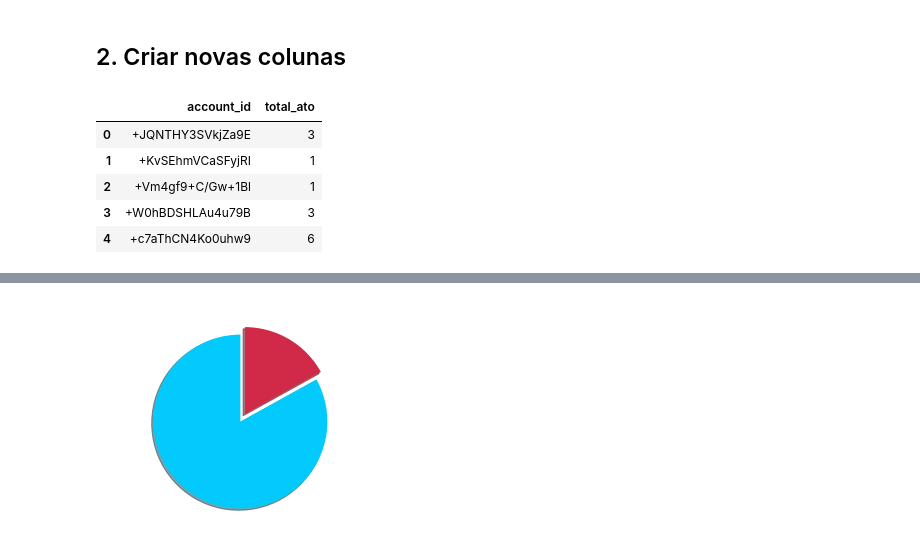
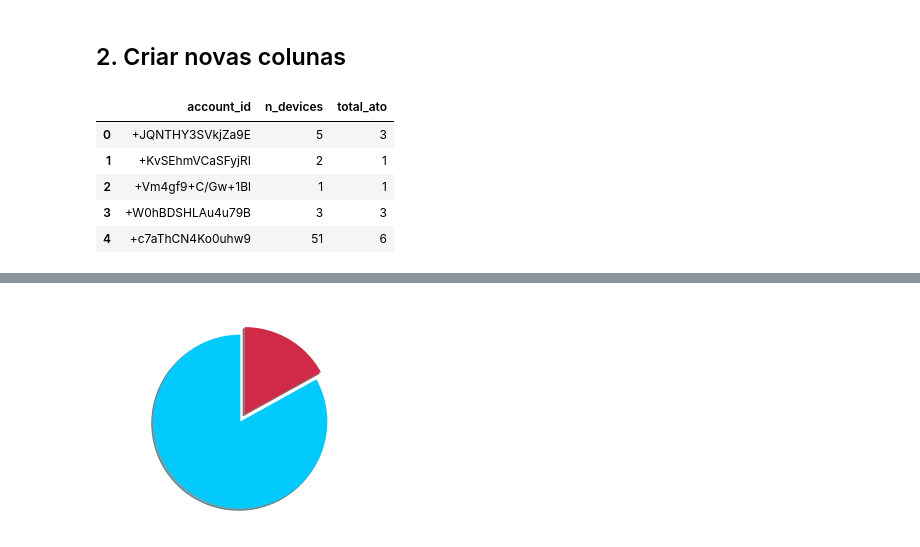
Before and after one commit to pedrosena138/projeto-if997, a Jupyter notebook: Projeto.ipynb, the cells around one changed output, grey strips where cells are left out. Cells and saved outputs as stored; diff of their text form; code cells hidden in the pictures.

```diff
--- a/Projeto.ipynb
+++ b/Projeto.ipynb
@@ -202,15 +202,18 @@ def adicionaColunaLojaAto(linha):
 # def colunatotalAto(linha):
 #   pass
 # %%
-contas_df = logins_df[['account_id', 'ato']][logins_df['ato'] == 1].groupby('account_id').size().reset_index(name='total_ato')
+dispositivos = logins_df[['account_id', 'device_id']].groupby('account_id').size().reset_index(name='n_devices')
+ato = logins_df[['account_id', 'ato']][logins_df['ato'] == 1].groupby('account_id').size().reset_index(name='total_ato')
+contas_df = pd.merge(dispositivos, ato, on='account_id', how='inner')
+
 contas_df.head()
 # %% [output]
-|  | account_id | total_ato |
-| 0 | +JQNTHY3SVkjZa9E | 3 |
-| 1 | +KvSEhmVCaSFyjRI | 1 |
-| 2 | +Vm4gf9+C/Gw+1Bl | 1 |
-| 3 | +W0hBDSHLAu4u79B | 3 |
-| 4 | +c7aThCN4Ko0uhw9 | 6 |
+|  | account_id | n_devices | total_ato |
+| 0 | +JQNTHY3SVkjZa9E | 5 | 3 |
+| 1 | +KvSEhmVCaSFyjRI | 2 | 1 |
+| 2 | +Vm4gf9+C/Gw+1Bl | 1 | 1 |
+| 3 | +W0hBDSHLAu4u79B | 3 | 3 |
+| 4 | +c7aThCN4Ko0uhw9 | 51 | 6 |
 # %%
 #Novas colunas
 logins_df['timestamp'] = logins_df['timestamp'].apply(converteData)
```
Also changed, not shown: parts of 7 cells of this notebook.
